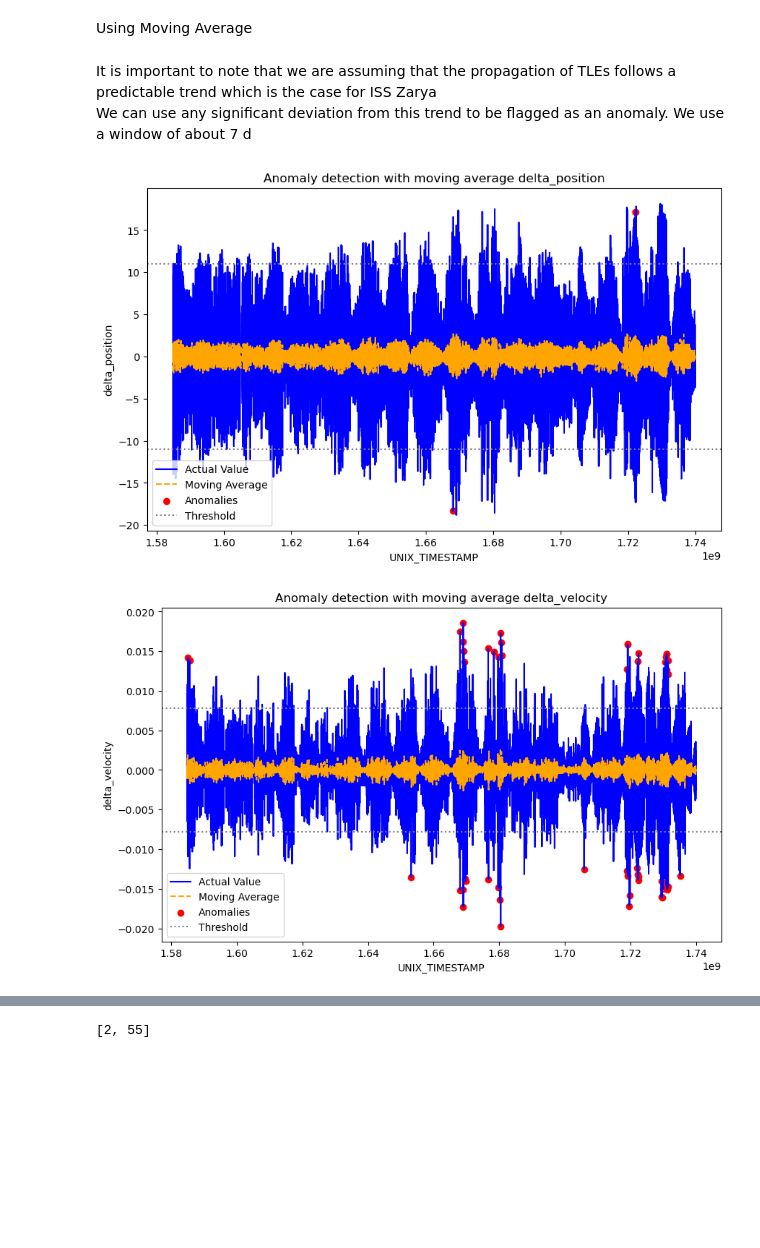
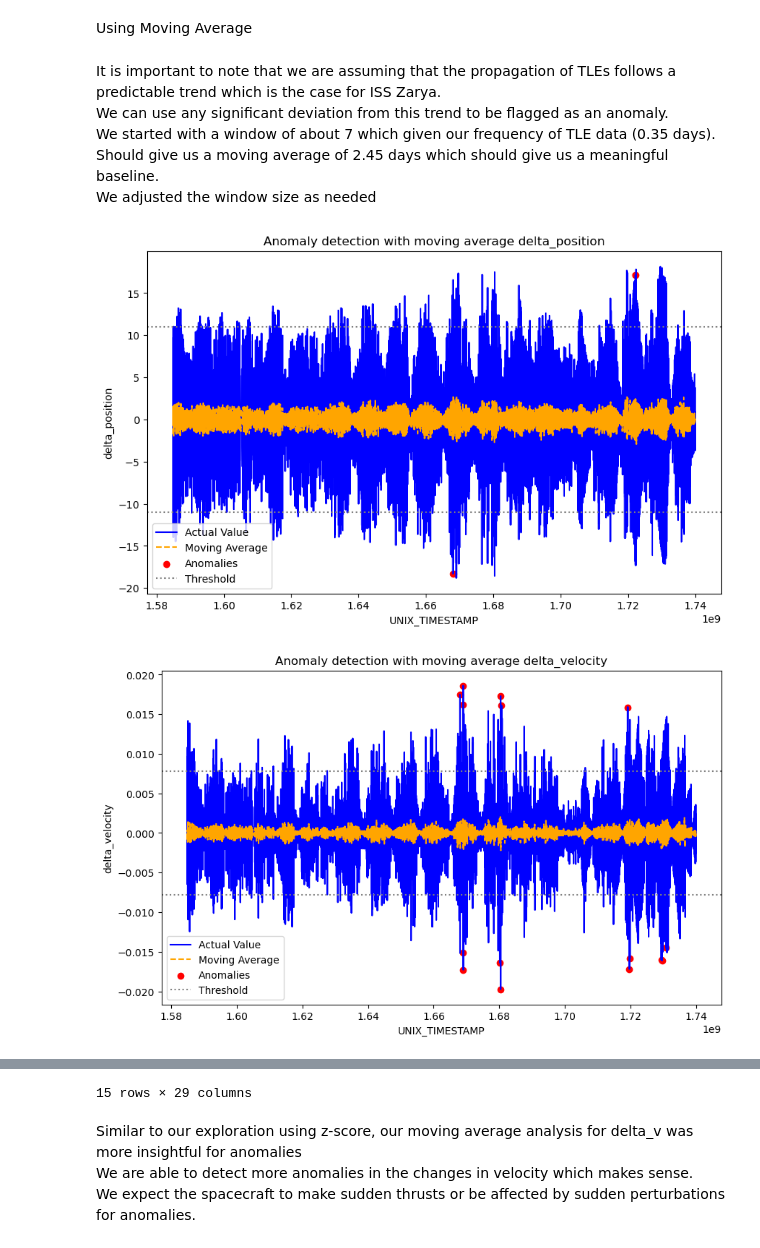
Before and after one commit to amoozing2539/Anomaly_Detection_ISS, a Jupyter notebook: iss_zayra_analysis.ipynb, the cells around one changed output, grey strips where cells are left out. Saved outputs shown, nothing was run; the diff lists cells and outputs as text; code cells hidden in the pictures; blank space fills up the shorter version.

```diff
--- a/iss_zayra_analysis.ipynb
+++ b/iss_zayra_analysis.ipynb
@@ -249,9 +240,11 @@ velocity: 142
 # %% [markdown]
 Using Moving Average
 # %% [markdown]
-It is important to note that we are assuming that the propagation of TLEs follows a predictable trend which is the case for ISS Zarya\
+It is important to note that we are assuming that the propagation of TLEs follows a predictable trend which is the case for ISS Zarya.\
 We can use any significant deviation from this trend to be flagged as an anomaly.
-We use a window of about 7 d
+We started with a window of about 7 which given our frequency of TLE data (0.35 days).
+Should give us a moving average of 2.45 days which should give us a meaningful baseline.
+We adjusted the window size as needed
 # %%
 def ma_anomaly(data, quantity, window_size,thresh):
     data['moving_avg'] = data[quantity].rolling(window = window_size, center = True).mean()
@@ -269,33 +262,34 @@ def visual_ma(ma_data, time, value):
     plt.axhline(y=-ma_data['ma_residual'].std() * 2, color='gray', linestyle=':')
     plt.legend()
     plt.title("Anomaly detection with moving average " + str(value))
     plt.xlabel(time)
     plt.ylabel(value)
     plt.show()
 
 # #position magnitude moving average
 # ma_anomaly_df_pos = ma_anomaly(data_df.copy(), 'position_magnitude', window_size=6, thresh=3.5)
 # visual_ma(ma_anomaly_df_pos, 'UNIX_TIMESTAMP', 'position_magnitude')
 
 # #velocity magnitude moving average
 # ma_anomaly_df_vel = ma_anomaly(data_df.copy(), 'velocity_magnitude', window_size=6, thresh=3.5)
 # visual_ma(ma_anomaly_df_vel, 'UNIX_TIMESTAMP', 'velocity_magnitude')
 
 #delta_position moving average
 ma_anomaly_df_delpos = ma_anomaly(data_df.copy(), 'delta_position', window_size=7, thresh=3.5)
 visual_ma(ma_anomaly_df_delpos, 'UNIX_TIMESTAMP', 'delta_position')
 
 #delta_position moving average
-ma_anomaly_df_delvel = ma_anomaly(data_df.copy(), 'delta_velocity', window_size=7, thresh=3.5)
+ma_anomaly_df_delvel = ma_anomaly(data_df.copy(), 'delta_velocity', window_size=9, thresh=4)
 visual_ma(ma_anomaly_df_delvel, 'UNIX_TIMESTAMP', 'delta_velocity')
 
 
 # anomaly_dfs = [ma_anomaly_df_pos[ma_anomaly_df_pos['is_anomaly']], ma_anomaly_df_vel[ma_anomaly_df_vel['is_anomaly']],
 #                ma_anomaly_df_delpos[ma_anomaly_df_delpos['is_anomaly']], ma_anomaly_df_delvel[ma_anomaly_df_delvel['is_anomaly']]]
 
 anomaly_delta_dfs = [ma_anomaly_df_delpos[ma_anomaly_df_delpos['is_anomaly']], ma_anomaly_df_delvel[ma_anomaly_df_delvel['is_anomaly']]]
 
-[len(x) for x in anomaly_delta_dfs]
+# [len(x) for x in anomaly_delta_dfs]
+anomaly_delta_dfs[1]
 # %% [output]
 [figure]
-[figure, old version]
+[figure, new version]
@@ -302 +312,5 @@ anomaly_delta_dfs = [ma_anomaly_df_delpos[ma_anomaly_df_delpos['is_anomaly']], m
-[2, 55]
+15 rows × 29 columns
+# %% [markdown]
+Similar to our exploration using z-score, our moving average analysis for delta_v was more insightful for anomalies
+We are able to detect more anomalies in the changes in velocity which makes sense.
+We expect the spacecraft to make sudden thrusts or be affected by sudden perturbations for anomalies.
```
Also changed, not shown: parts of 6 cells of this notebook, 1 other file.
